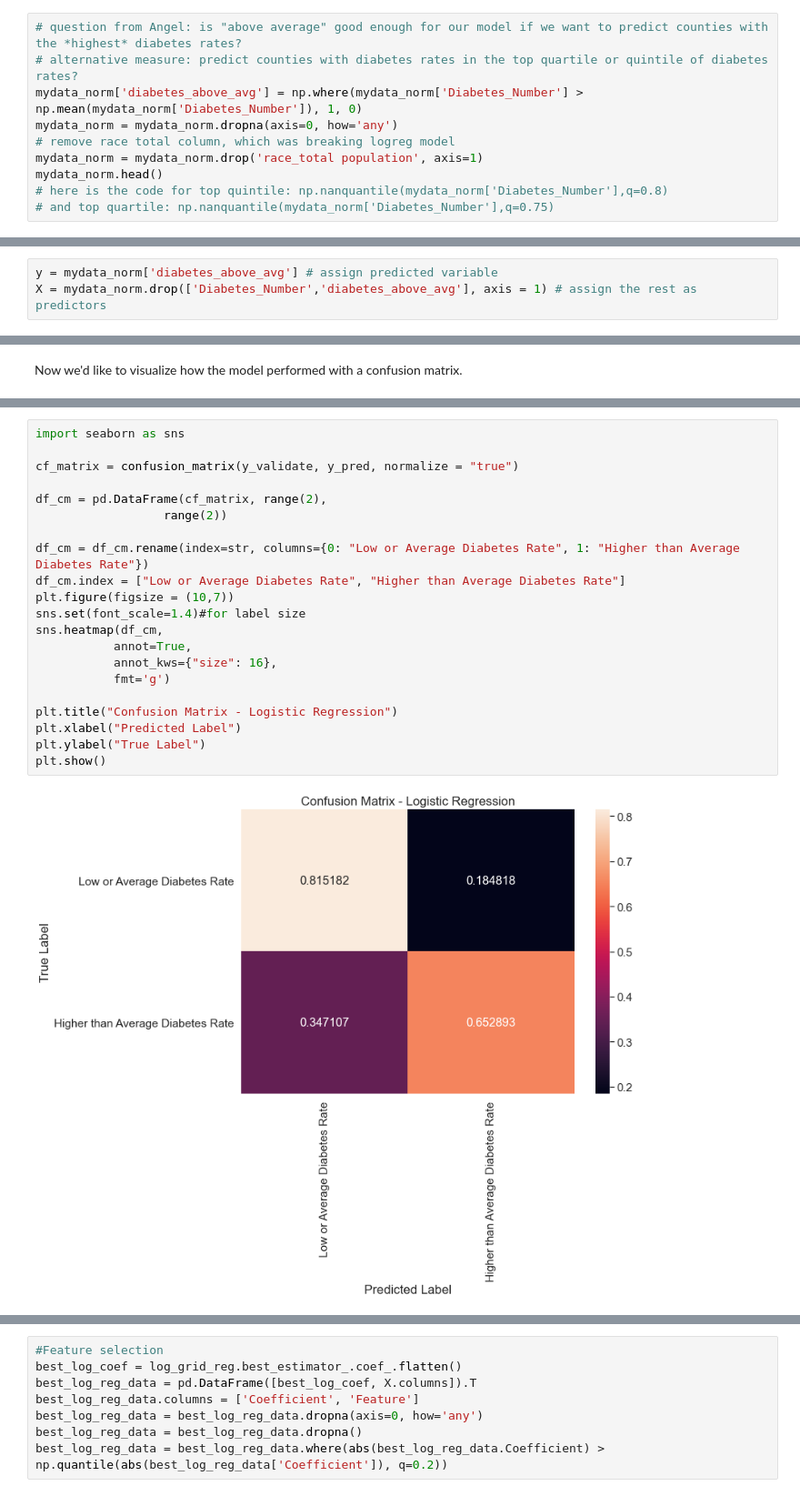
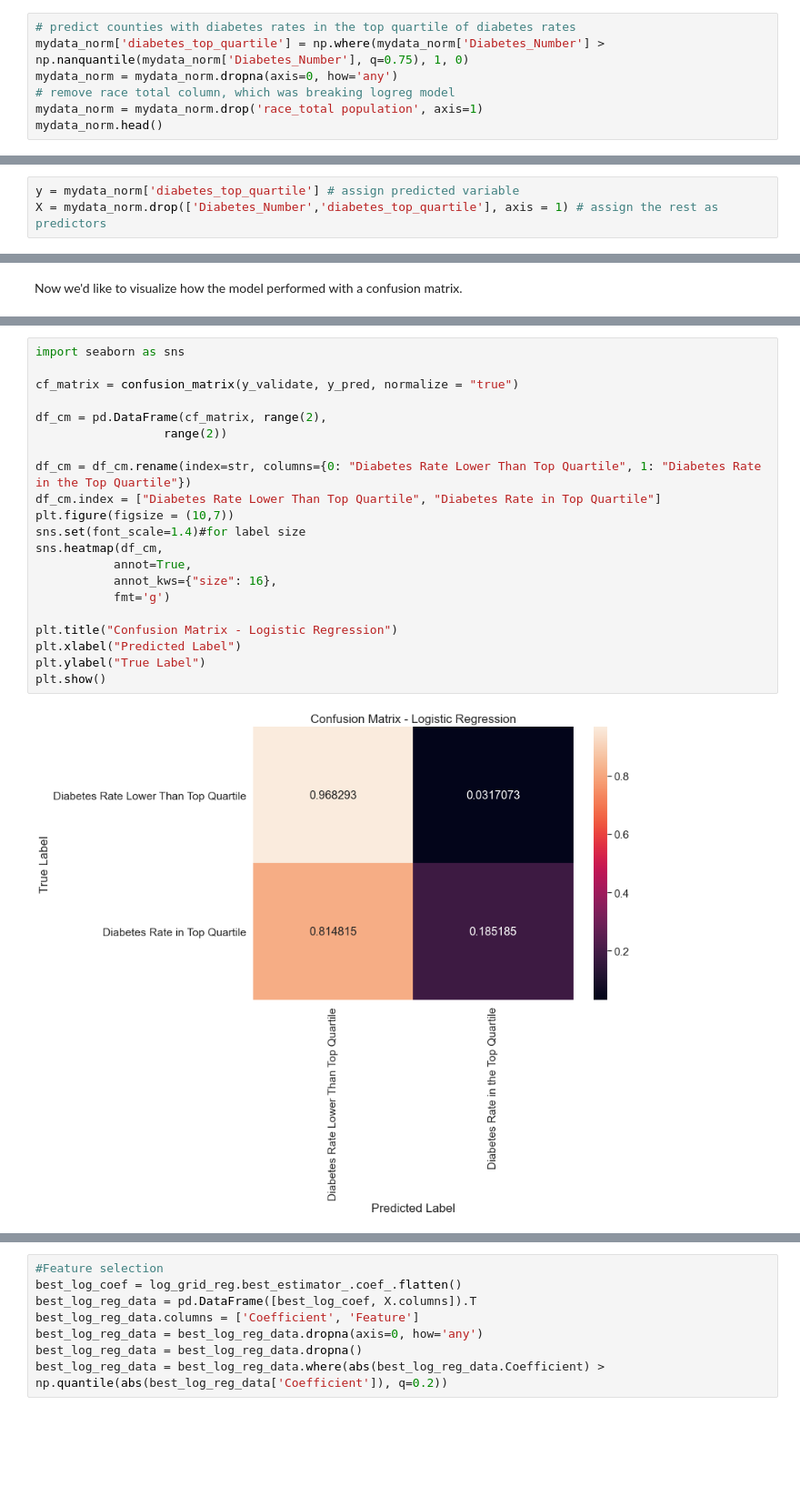
Before and after one commit to shrutibathia/CSS_Project2_Team2_Fall2020, a Jupyter notebook: Project2.ipynb, the cells around one changed output, grey strips where cells are left out. Shown: that part at 91% size. Drawn from its saved outputs; the diff is of its cells as text; blank space fills up the shorter version.

Commit message:
adding markdown answers, updating y to top quartile, and changing CV

```diff
--- a/Project2.ipynb
+++ b/Project2.ipynb
@@ -96,15 +96,12 @@ plt.show() #added this to get rid of the array text on top of the chart
 # %% [markdown]
 Create a binary variable identifying counties with diabetes rates that are above average. This is what we will predict.
 # %%
-# question from Angel: is "above average" good enough for our model if we want to predict counties with the *highest* diabetes rates?
-# alternative measure: predict counties with diabetes rates in the top quartile or quintile of diabetes rates?
-mydata_norm['diabetes_above_avg'] = np.where(mydata_norm['Diabetes_Number'] > np.mean(mydata_norm['Diabetes_Number']), 1, 0)
+# predict counties with diabetes rates in the top quartile of diabetes rates
+mydata_norm['diabetes_top_quartile'] = np.where(mydata_norm['Diabetes_Number'] > np.nanquantile(mydata_norm['Diabetes_Number'], q=0.75), 1, 0)
 mydata_norm = mydata_norm.dropna(axis=0, how='any')
 # remove race total column, which was breaking logreg model
 mydata_norm = mydata_norm.drop('race_total population', axis=1)
 mydata_norm.head()
-# here is the code for top quintile: np.nanquantile(mydata_norm['Diabetes_Number'],q=0.8)
-# and top quartile: np.nanquantile(mydata_norm['Diabetes_Number'],q=0.75)
 # %% [output]
 |  | Diabetes_Number | Obesity_Number | Physical_Inactivity_Number | sex and age_total population_65 y... | race_total population_one race | ... |
 | 0 | 0.093804 | 0.244366 | 0.226902 | 0.001386 | 0.981341 | ... |
@@ -118,8 +115,8 @@ mydata_norm.head()
 # %% [markdown]
 _Partition the data into train, validation, and test sets. Explain your choice of how much data to include in each set, and the tradeoffs involved with differing sizes in each set. Also describe the purpose of each set._
 # %%
-y = mydata_norm['diabetes_above_avg'] # assign predicted variable
-X = mydata_norm.drop(['Diabetes_Number','diabetes_above_avg'], axis = 1) # assign the rest as predictors
+y = mydata_norm['diabetes_top_quartile'] # assign predicted variable
+X = mydata_norm.drop(['Diabetes_Number','diabetes_top_quartile'], axis = 1) # assign the rest as predictors
 # %%
 from sklearn.model_selection import train_test_split
 
@@ -269,23 +267,23 @@ np.unique(y_pred, return_counts=True)
 # %%
 import seaborn as sns
 
 cf_matrix = confusion_matrix(y_validate, y_pred, normalize = "true")
 
 df_cm = pd.DataFrame(cf_matrix, range(2),
                   range(2))
 
-df_cm = df_cm.rename(index=str, columns={0: "Low or Average Diabetes Rate", 1: "Higher than Average Diabetes Rate"})
-df_cm.index = ["Low or Average Diabetes Rate", "Higher than Average Diabetes Rate"]
+df_cm = df_cm.rename(index=str, columns={0: "Diabetes Rate Lower Than Top Quartile", 1: "Diabetes Rate in the Top Quartile"})
+df_cm.index = ["Diabetes Rate Lower Than Top Quartile", "Diabetes Rate in Top Quartile"]
 plt.figure(figsize = (10,7))
 sns.set(font_scale=1.4)#for label size
 sns.heatmap(df_cm,
            annot=True,
            annot_kws={"size": 16},
            fmt='g')
 
 plt.title("Confusion Matrix - Logistic Regression")
 plt.xlabel("Predicted Label")
 plt.ylabel("True Label")
 plt.show()
 # %% [output]
-[figure, old version]
+[figure, new version]
```
Also changed, not shown: parts of 27 cells of this notebook.
